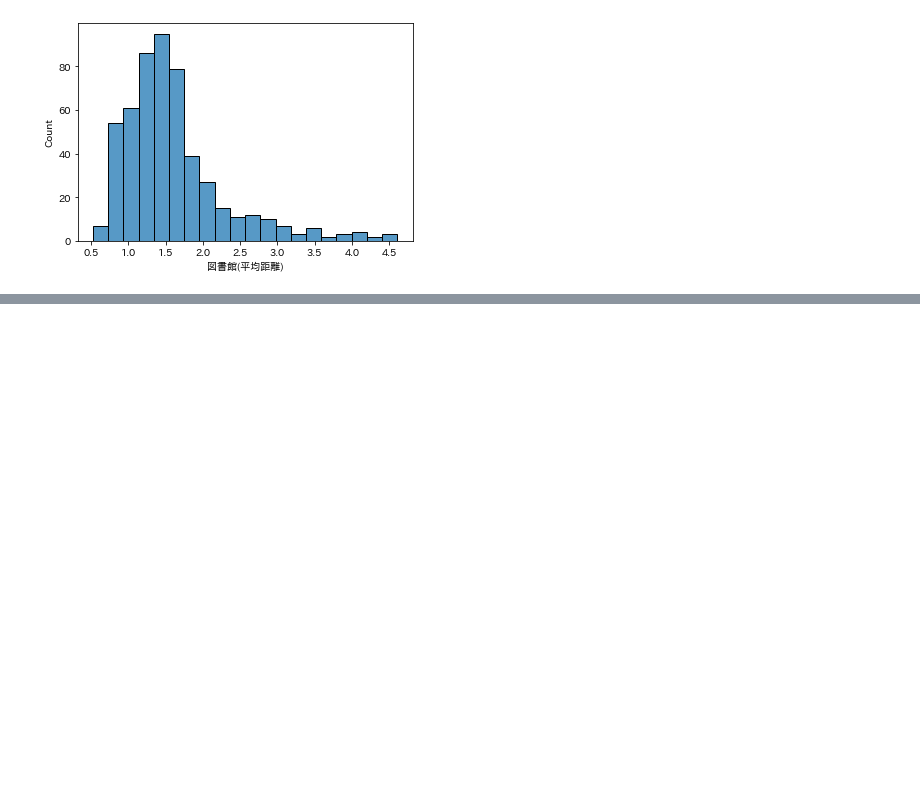
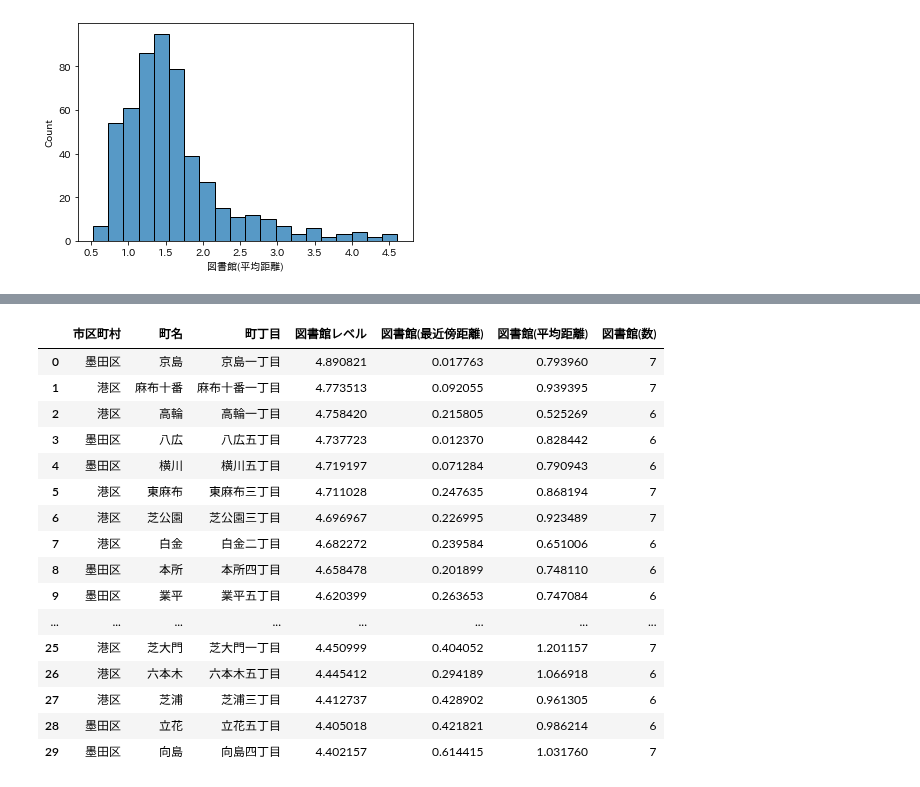
Before and after one commit to z-guard/analysis, a Jupyter notebook: notebooks/geographic_data.ipynb, the cells around one changed output, grey strips where cells are left out. Saved outputs shown, nothing was run; the diff lists cells and outputs as text; code cells hidden in the pictures; blank space fills up the shorter version.

```diff
--- a/notebooks/geographic_data.ipynb
+++ b/notebooks/geographic_data.ipynb
@@ -330,0 +388,20 @@ sns.histplot(df_tokyo_district_master['図書館(平均距離)'], bins=20)
+# %%
+df_library_level.head(30)
+# %% [output]
+|  | 市区町村 | 町名 | 町丁目 | 図書館レベル | 図書館(最近傍距離) | 図書館(平均距離) | 図書館(数) |
+| 0 | 墨田区 | 京島 | 京島一丁目 | 4.890821 | 0.017763 | 0.793960 | 7 |
+| 1 | 港区 | 麻布十番 | 麻布十番一丁目 | 4.773513 | 0.092055 | 0.939395 | 7 |
+| 2 | 港区 | 高輪 | 高輪一丁目 | 4.758420 | 0.215805 | 0.525269 | 6 |
+| 3 | 墨田区 | 八広 | 八広五丁目 | 4.737723 | 0.012370 | 0.828442 | 6 |
+| 4 | 墨田区 | 横川 | 横川五丁目 | 4.719197 | 0.071284 | 0.790943 | 6 |
+| 5 | 港区 | 東麻布 | 東麻布三丁目 | 4.711028 | 0.247635 | 0.868194 | 7 |
+| 6 | 港区 | 芝公園 | 芝公園三丁目 | 4.696967 | 0.226995 | 0.923489 | 7 |
+| 7 | 港区 | 白金 | 白金二丁目 | 4.682272 | 0.239584 | 0.651006 | 6 |
+| 8 | 墨田区 | 本所 | 本所四丁目 | 4.658478 | 0.201899 | 0.748110 | 6 |
+| 9 | 墨田区 | 業平 | 業平五丁目 | 4.620399 | 0.263653 | 0.747084 | 6 |
+| ... | ... | ... | ... | ... | ... | ... | ... |
+| 25 | 港区 | 芝大門 | 芝大門一丁目 | 4.450999 | 0.404052 | 1.201157 | 7 |
+| 26 | 港区 | 六本木 | 六本木五丁目 | 4.445412 | 0.294189 | 1.066918 | 6 |
+| 27 | 港区 | 芝浦 | 芝浦三丁目 | 4.412737 | 0.428902 | 0.961305 | 6 |
+| 28 | 墨田区 | 立花 | 立花五丁目 | 4.405018 | 0.421821 | 0.986214 | 6 |
+| 29 | 墨田区 | 向島 | 向島四丁目 | 4.402157 | 0.614415 | 1.031760 | 7 |
```
Also changed, not shown: parts of 5 cells of this notebook.
